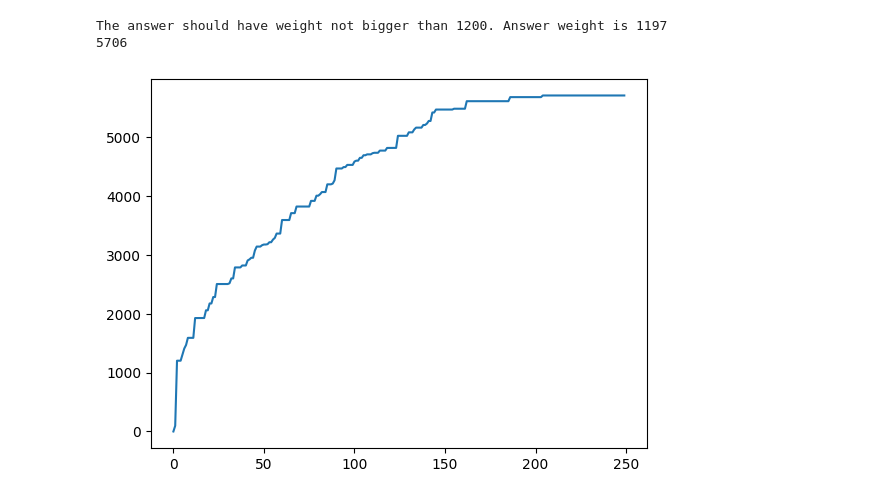
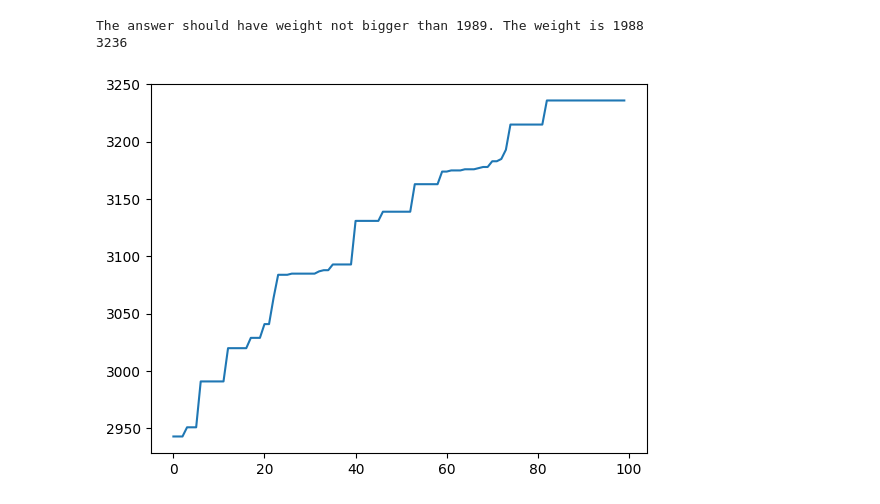
Before and after one commit to Aznatdor/Swarm-Intelligence, a Jupyter notebook: Lab 5/lab_5.ipynb, the cells around one changed output. Saved outputs shown, nothing was run; the diff lists cells and outputs as text; code cells hidden in the pictures.

```diff
--- a/Lab 5/lab_5.ipynb
+++ b/Lab 5/lab_5.ipynb
@@ -4,0 +6,6 @@ import numpy as np
+# %%
+weight1, weights1, costs1 = helpers.create_test_case(50, 250)
+weight2, weights2, costs2 = helpers.create_test_case(250, 250)
+
+weight3, weights3, costs3 = helpers.get_data(r"Datasets\Data50.txt")
+weight4, weights4, costs4 = helpers.get_data(r"Datasets\Data49.txt")
@@ -24,13 +67,9 @@ The answer should have weight not bigger than 1989. Answer weight is 1988
 # %%
-num = 250
-weight = 1200
-
-weights, costs = helpers.create_test_case(num, 250)
-test2 = opt.GO(100, num)
-res, sol = test2.main_loop(250, 50, 0.3, weight, weights, costs, verbose=False, gif_name=r"Gifs\GO_test")
-print(f"The answer should have weight not bigger than {weight}. Answer weight is", sum(weights * sol))
+test_GO3 = opt.GO(100, len(weights3))
+res, sol = test_GO3.main_loop(100, 50, 0.3, weight3, weights3, costs3, gif_name="Gifs\GO_test3", verbose=False)
+print(f"The answer should have weight not bigger than {weight3}. The weight is", sum(weights3 * sol))
 print(res)
 # %% [output]
-The answer should have weight not bigger than 1200. Answer weight is 1197
-5706
+The answer should have weight not bigger than 1989. The weight is 1988
+3236
-[figure, old version]
+[figure, new version]
```
Also changed, not shown: parts of 11 cells of this notebook.
